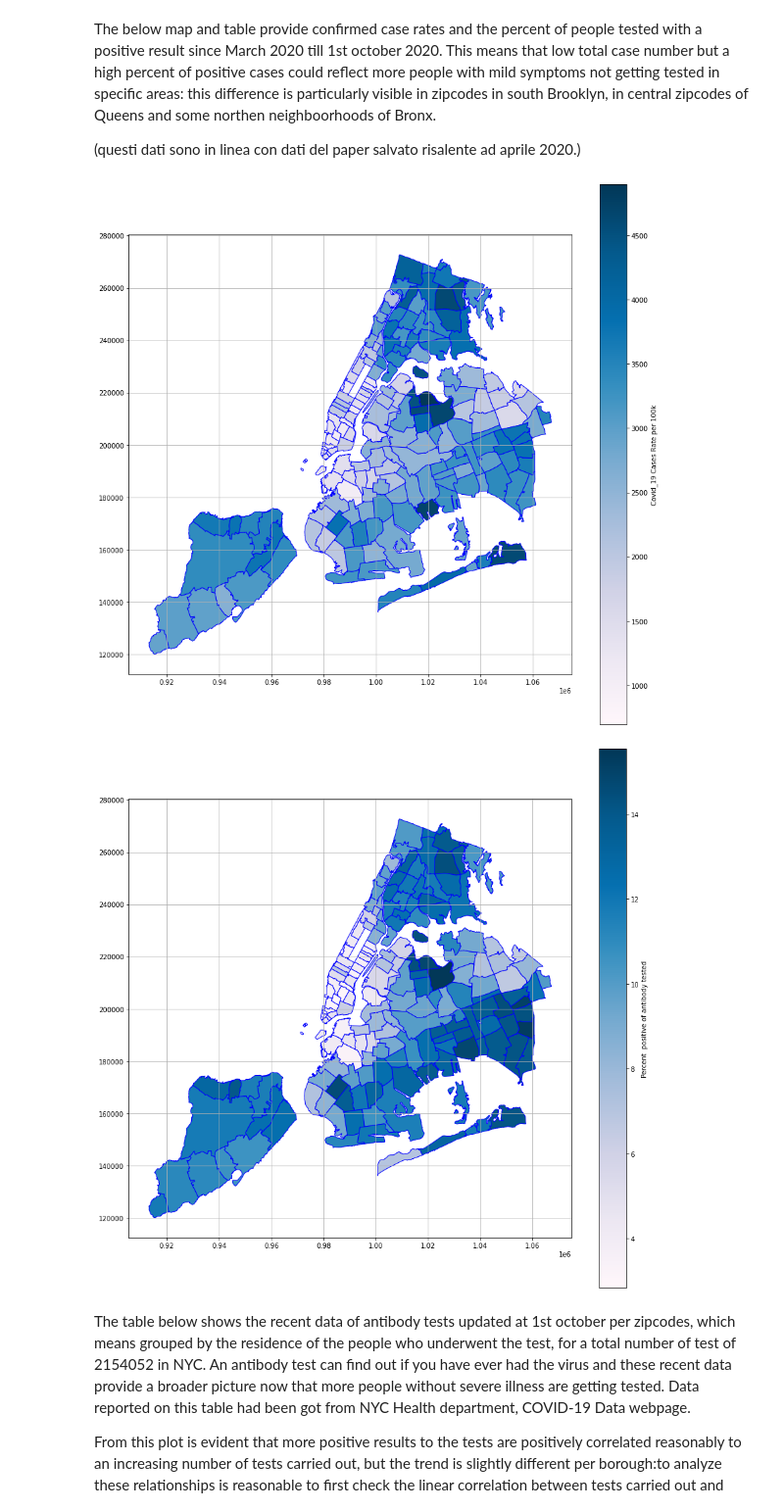
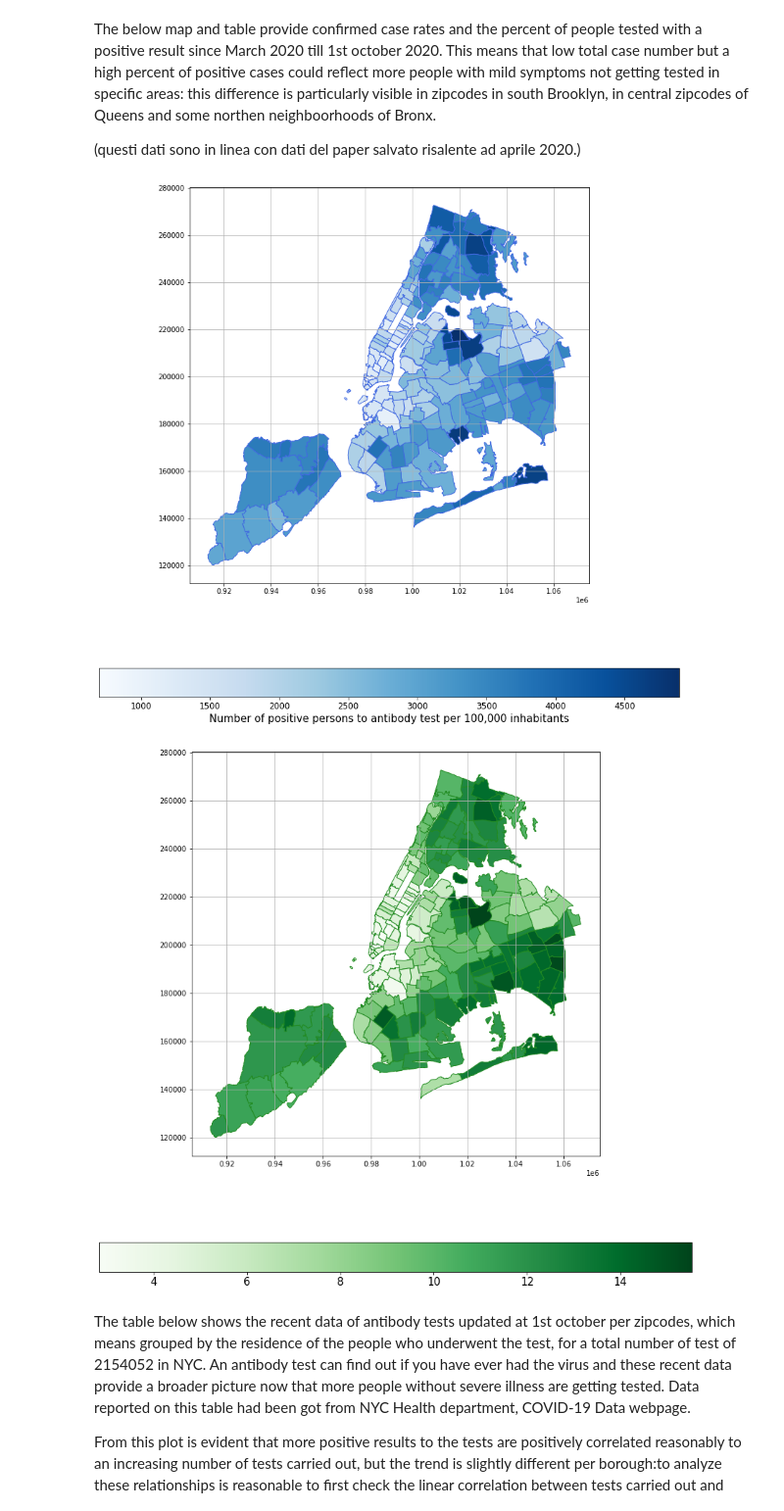
Before and after one commit to ClaudiaDeceglie/Thesis_NYC_covid19, a Jupyter notebook: Data from NYC Health on Covid-19 spread and socio-demographic analysis.ipynb, the cells around one changed output. Shown at 98% size. Drawn from its saved outputs; the diff is of its cells as text; code cells hidden in the pictures.

Commit message:
Aggiornamento analisi tested/positive per borough

```diff
--- a/Data from NYC Health on Covid-19 spread and socio-demographic analysis.ipynb
+++ b/Data from NYC Health on Covid-19 spread and socio-demographic analysis.ipynb
@@ -51,16 +51,30 @@ databyzcta['modzcta_first']=pd.to_numeric(databyzcta['modzcta_first'])
 data_per_zipcodes=pd.merge(zipcode_map, databyzcta, how='left', on= ['modzcta_first', 'modzcta_first']) #merge delle due tabelle dati per
 
 fig,ax = plt.subplots(figsize=(15,15))
-data_per_zipcodes.plot(column='COVID_CASE_RATE', cmap='PuBu', ax=ax, figsize=(8,8), edgecolor='b', legend=True, legend_kwds={'label': "Covid_19 Cases Rate per 100k",'orientation': "vertical"})
+data_per_zipcodes.plot(column='COVID_CASE_RATE', cmap='Blues', ax=ax, figsize=(10,10), edgecolor='royalblue', legend=True, legend_kwds={'orientation': "horizontal", "label" : "Number of positive persons to antibody test per 100,000 inhabitants"})
 plt.grid()
+
+
+fig = ax.figure
+cb_ax = fig.axes[1]
+cb_ax.tick_params(labelsize=12)
+ax.figure.axes[-1].xaxis.label.set_size(15)
+
+#ogni 100k abitanti
 # %% [output]
-[figure, old version]
+[figure, new version]
 # %%
 fig,ax = plt.subplots(figsize=(15,15))
-data_per_zipcodes.plot(column='PERCENT_POSITIVE', cmap='PuBu', ax=ax, figsize=(8,8), edgecolor='b', legend=True, legend_kwds={'label': "Percent  positive of antibody tested",'orientation': "vertical"})
+data_per_zipcodes.plot(column='PERCENT_POSITIVE', cmap='Greens', ax=ax, figsize=(8,8), edgecolor='forestgreen', legend=True, legend_kwds={'orientation': "horizontal"})
 plt.grid()
+
+fig = ax.figure
+cb_ax = fig.axes[1]
+cb_ax.tick_params(labelsize=15)
+
+#data_per_zipcodes['PERCENT_POSITIVE'] la percentuale dei test effettuati risultati positivi
 # %% [output]
-[figure, old version]
+[figure, new version]
 # %% [markdown]
 The table below shows the recent data of antibody tests updated at 1st october per zipcodes, which means grouped by the residence of the people who underwent the test, for a total number of test of 2154052 in NYC.
 An antibody test can find out if you have ever had the virus and these recent data provide a broader picture now that more people without severe illness are getting tested.
```
Also changed, not shown: parts of 15 cells of this notebook.
